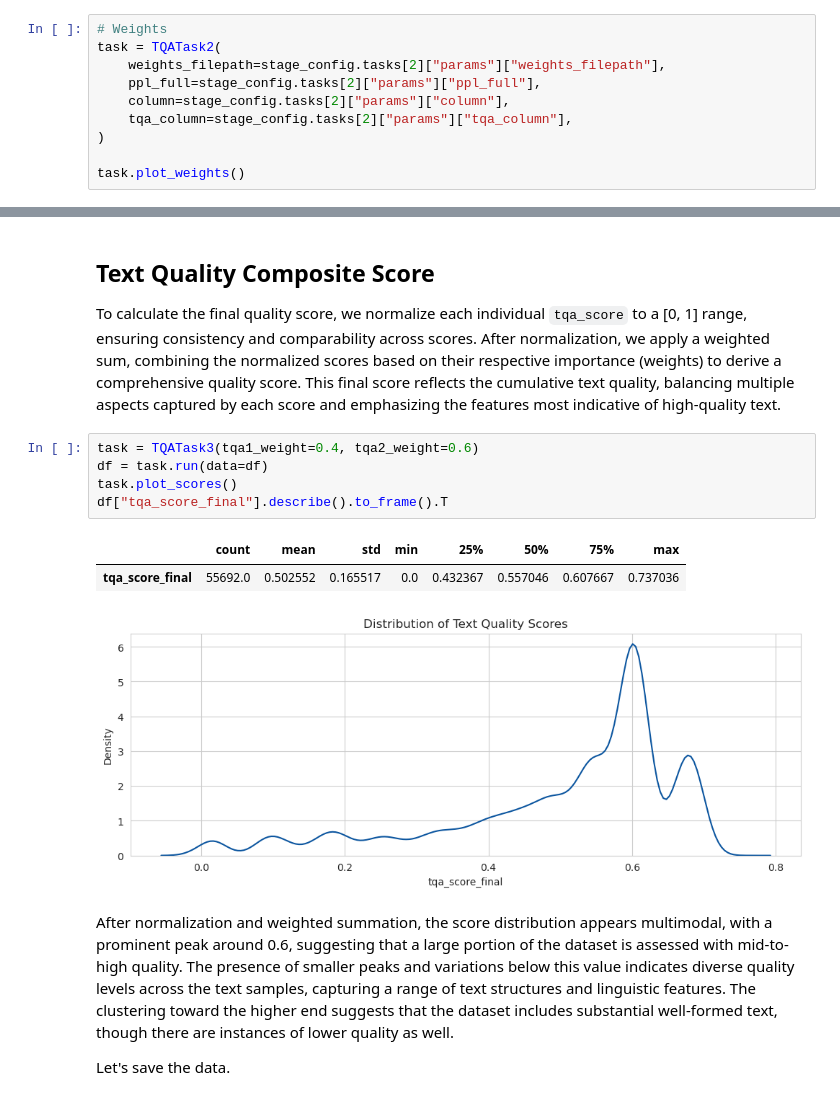
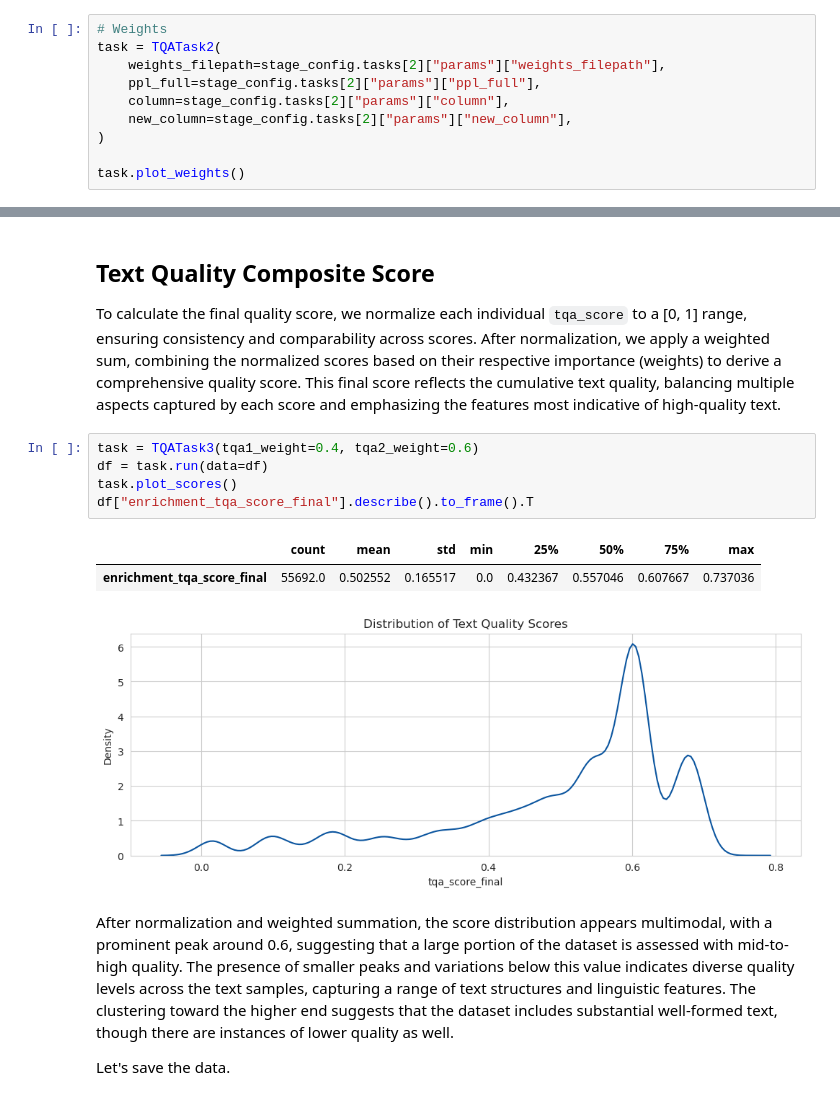
Before and after one commit to variancexplained/genai-lab-slm, a Jupyter notebook: notebooks/content/01_data/04_tqs.ipynb, the cells around one changed output, grey strips where cells are left out. Drawn from its saved outputs; the diff is of its cells as text.

```diff
--- a/notebooks/content/01_data/04_tqs.ipynb
+++ b/notebooks/content/01_data/04_tqs.ipynb
@@ -134,7 +134,7 @@ task = TQATask2(
     weights_filepath=stage_config.tasks[2]["params"]["weights_filepath"],
     ppl_full=stage_config.tasks[2]["params"]["ppl_full"],
     column=stage_config.tasks[2]["params"]["column"],
-    tqa_column=stage_config.tasks[2]["params"]["tqa_column"],
+    new_column=stage_config.tasks[2]["params"]["new_column"],
 )
 
 task.plot_weights()
@@ -158,11 +158,11 @@ To calculate the final quality score, we normalize each individual `tqa_score` t
 # %%
 task = TQATask3(tqa1_weight=0.4, tqa2_weight=0.6)
 df = task.run(data=df)
 task.plot_scores()
-df["tqa_score_final"].describe().to_frame().T
+df["enrichment_tqa_score_final"].describe().to_frame().T
 # %% [output]
 |  | count | mean | std | min | 25% | 50% | 75% | max |
-| tqa_score_final | 55692.0 | 0.502552 | 0.165517 | 0.0 | 0.432367 | 0.557046 | 0.607667 | 0.737036 |
+| enrichment_tqa_score_final | 55692.0 | 0.502552 | 0.165517 | 0.0 | 0.432367 | 0.557046 | 0.607667 | 0.737036 |
 [figure]
 # %% [markdown]
 After normalization and weighted summation, the score distribution appears multimodal, with a prominent peak around 0.6, suggesting that a large portion of the dataset is assessed with mid-to-high quality. The presence of smaller peaks and variations below this value indicates diverse quality levels across the text samples, capturing a range of text structures and linguistic features. The clustering toward the higher end suggests that the dataset includes substantial well-formed text, though there are instances of lower quality as well.
```
Also changed, not shown: parts of 4 cells of this notebook, 31 other files.
